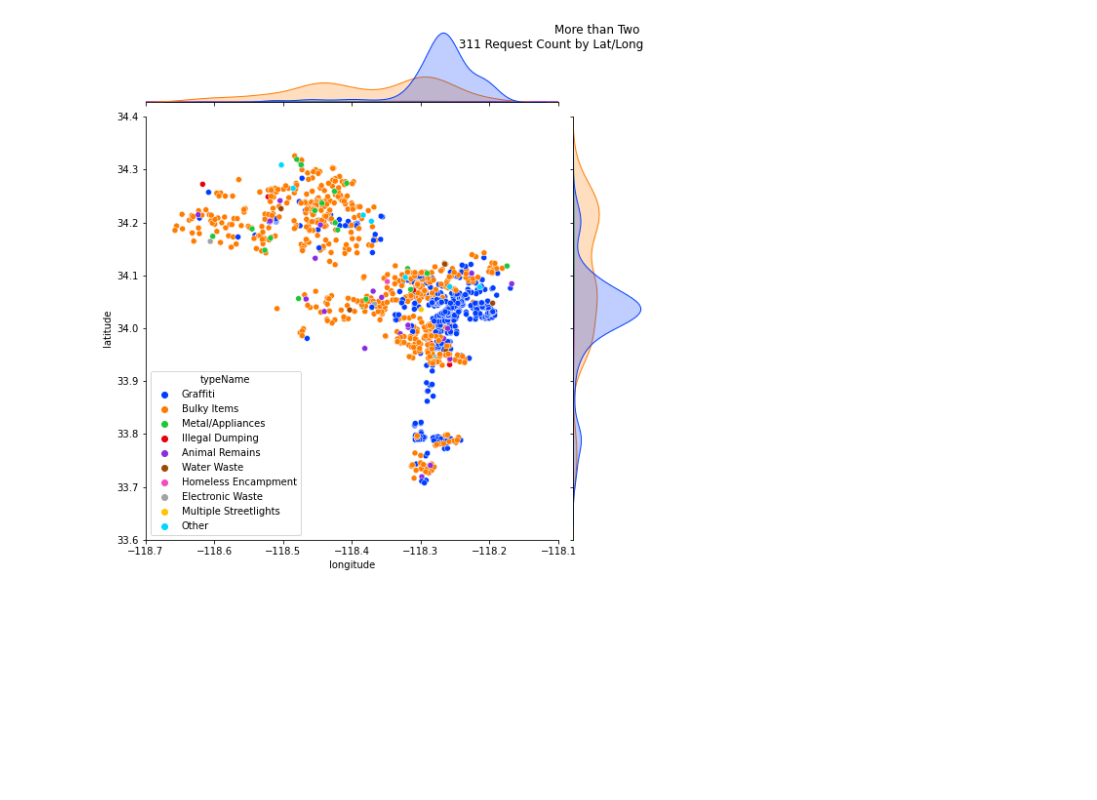
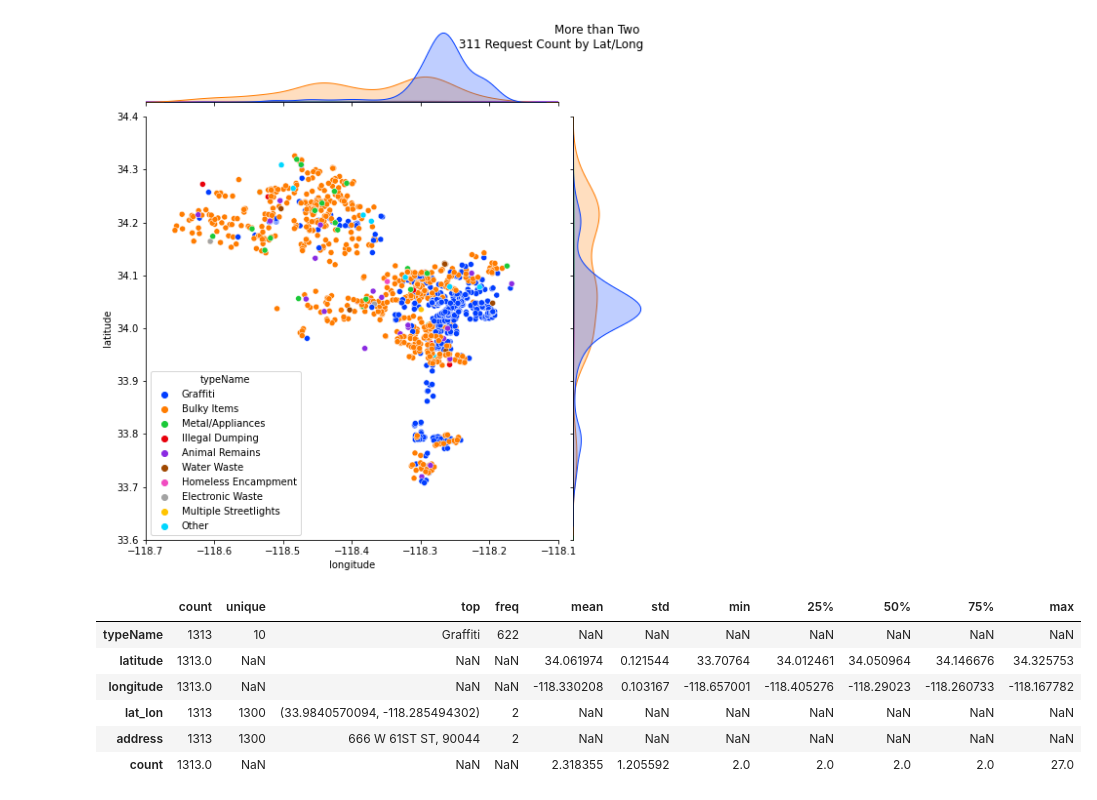
Before and after one commit to ajmachado42/Hack-for-LA-311-Data, a Jupyter notebook: I-1279/01_api_clean_eda.ipynb, the cells around one changed output. Drawn from its saved outputs; the diff is of its cells as text; code cells hidden in the pictures; blank space fills up the shorter version.

Commit message:
included .describe to top by address eda

```diff
--- a/I-1279/01_api_clean_eda.ipynb
+++ b/I-1279/01_api_clean_eda.ipynb
@@ -194,3 +194,13 @@ plt.title('More than Two \n 311 Request Count by Lat/Long', pad = 70, loc = 'rig
 plt.show();
 # %% [output]
 [figure]
+# %%
+top_by_address.describe(include = 'all').T
+# %% [output]
+|  | count | unique | top | freq | mean | std | min | 25% | 50% | 75% | max |
+| typeName | 1313 | 10 | Graffiti | 622 | NaN | NaN | NaN | NaN | NaN | NaN | NaN |
+| latitude | 1313.0 | NaN | NaN | NaN | 34.061974 | 0.121544 | 33.70764 | 34.012461 | 34.050964 | 34.146676 | 34.325753 |
+| longitude | 1313.0 | NaN | NaN | NaN | -118.330208 | 0.103167 | -118.657001 | -118.405276 | -118.29023 | -118.260733 | -118.167782 |
+| lat_lon | 1313 | 1300 | (33.9840570094, -118.285494302) | 2 | NaN | NaN | NaN | NaN | NaN | NaN | NaN |
+| address | 1313 | 1300 | 666 W 61ST ST, 90044 | 2 | NaN | NaN | NaN | NaN | NaN | NaN | NaN |
+| count | 1313.0 | NaN | NaN | NaN | 2.318355 | 1.205592 | 2.0 | 2.0 | 2.0 | 2.0 | 27.0 |
```
